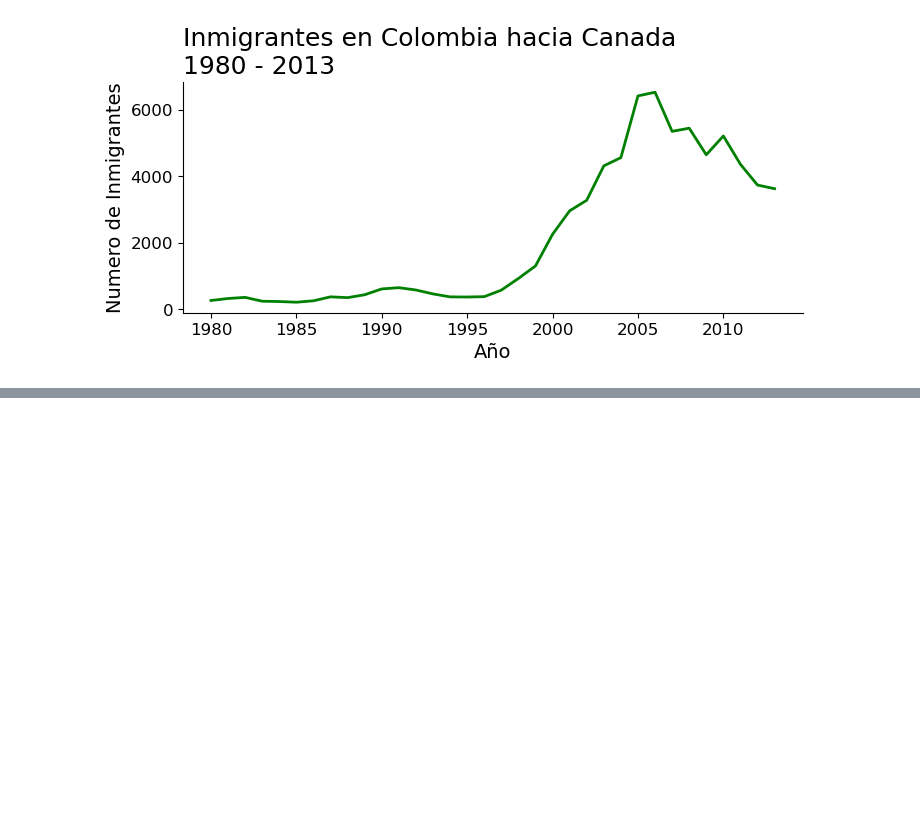
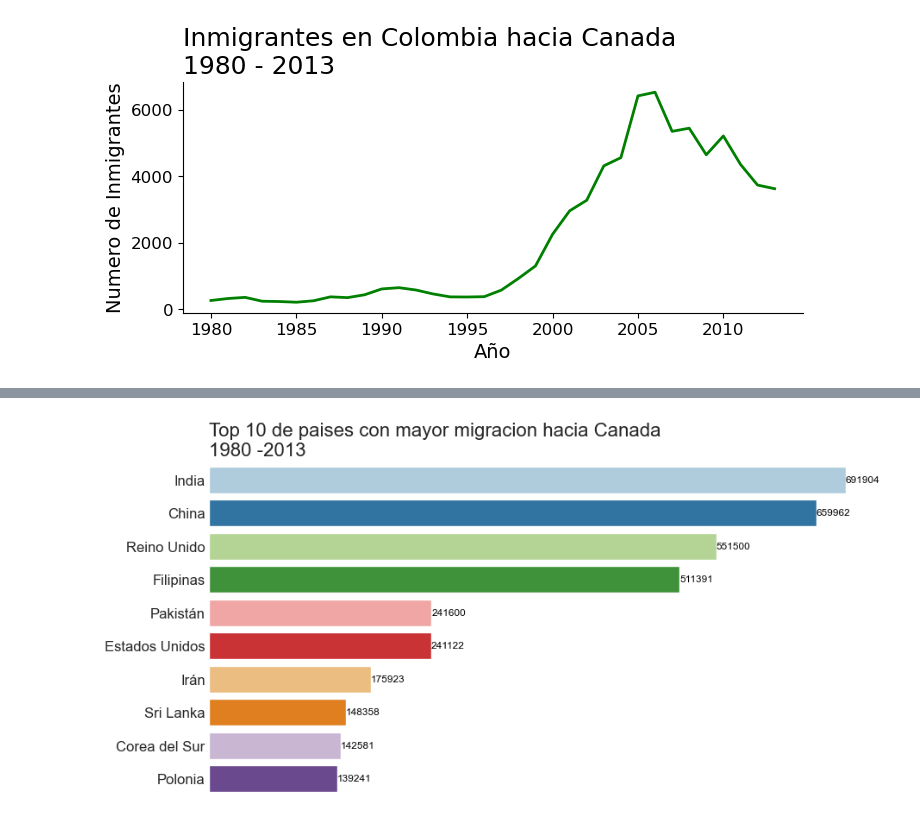
Before and after one commit to r2x4/ETL_alura_oracle, a Jupyter notebook: graficos/jupyter_graficos.ipynb, the cells around one changed output, grey strips where cells are left out. Cells and saved outputs as stored; diff of their text form; code cells hidden in the pictures; blank space fills up the shorter version.

```diff
--- a/graficos/jupyter_graficos.ipynb
+++ b/graficos/jupyter_graficos.ipynb
@@ -420,0 +492,6 @@ plt.show()
+# %%
+# mejor opcion una categorica
+
+generar_graficos('Paired')
+# %% [output]
+[figure, added]
```
Also changed, not shown: parts of 10 cells of this notebook.
